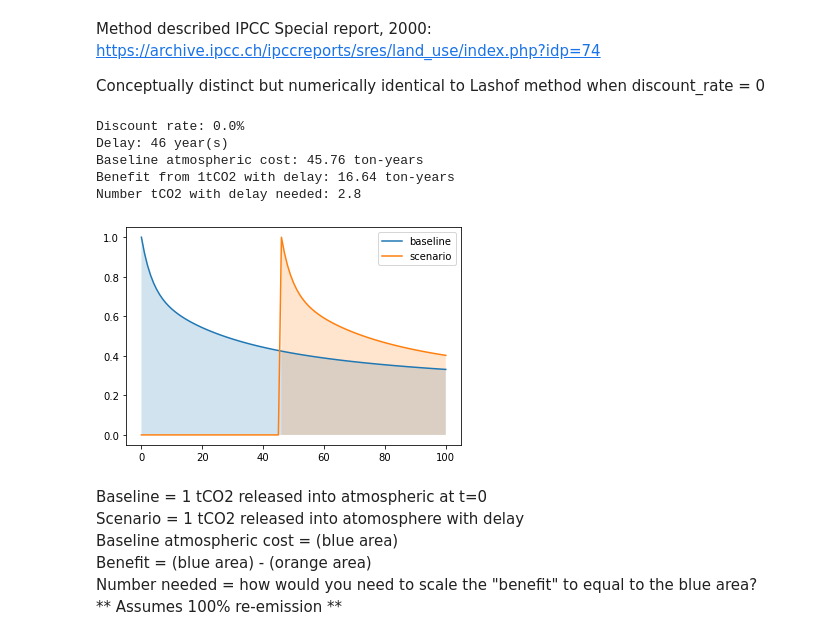
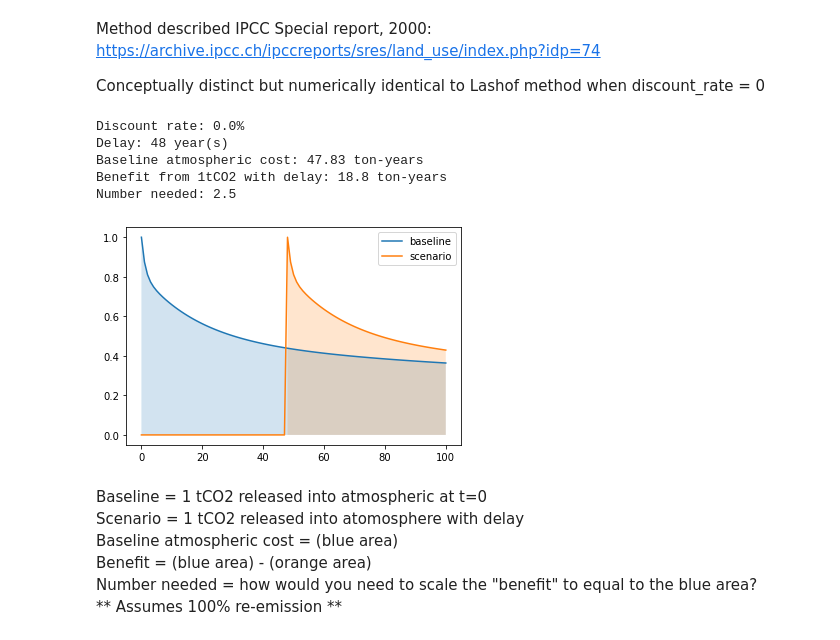
Before and after one commit to carbonplan/notebooks, a Jupyter notebook: ton-year/ton-year.ipynb, the cells around one changed output. Drawn from its saved outputs; the diff is of its cells as text; code cells hidden in the pictures.

```diff
--- a/ton-year/ton-year.ipynb
+++ b/ton-year/ton-year.ipynb
@@ -104,18 +108,26 @@ def print_benefit_report(method_output, plot):
 # %% [markdown]
 And a function implementing the three ton-year accounting set-ups:
 # %%
-def get_tonyear_setup(method, time_horizon, baseline, delay, discount_rate):
+def get_tonyear_setup(method, baseline, time_horizon, delay, discount_rate):
+
+    if delay < 0:
+        raise ValueError('Delay cannot be negative.')
+    if time_horizon <= 0:
+        raise ValueError('Time horizon must be greater than zero.')
+    if len(baseline) < time_horizon:
+        raise ValueError('Method cannot analyze over a time horizon that is longer than the baseline scenario (i.e. the length of the baseline array).')
+    if method not in ['mc', 'ipcc', 'lashof']:
+        raise ValueError('No ton-year accounting method called \'' + method + '\'. Options include: Moura-Costa (\'mc\'), Lashof (\'lashof\'), and IPCC (\'ipcc\').')
+
     baseline = baseline[0:time_horizon+1]
     baseline_discounted = discount(discount_rate, baseline)
     baseline_atm_impact = np.trapz(baseline_discounted)
 
     if method == 'mc':
-        t = np.arange(time_horizon+1)
         scenario = [-1]*(delay+1) + [0]*(time_horizon-delay)
         scenario = discount(discount_rate, scenario)
         benefit = -np.trapz(scenario[:delay+1])
     elif method == 'ipcc':
-        t = np.arange(time_horizon+1)
         scenario = [0]*delay + baseline
         scenario = scenario[0:time_horizon+1]
         if time_horizon < delay:
@@ -123,23 +135,21 @@ def get_tonyear_setup(method, time_horizon, baseline, delay, discount_rate):
         scenario = discount(discount_rate, scenario)
         benefit = baseline_atm_impact - np.trapz(scenario[delay:])
     elif method == 'lashof':
-        t = np.arange(time_horizon + delay + 1)
         scenario = [0]* delay + baseline
         scenario = discount(discount_rate, scenario)
         benefit = np.trapz(scenario[time_horizon:])
-    else:
-        print('No method by that name.')
-        return None
+        if time_horizon < delay:
+            benefit = np.trapz(scenario[delay:])
 
-    return {'method': method,
-            't': t,
-            'delay': delay,
-            'discount_rate': discount_rate,
+    return {'parameters': {'method': method,
+                           'time_horizon': time_horizon,
+                           'delay': delay,
+                           'discount_rate': discount_rate},
+            'baseline': baseline_discounted,
             'scenario': scenario,
-            'baseline': baseline_discounted,
             'baseline_atm_impact': baseline_atm_impact,
             'benefit': benefit,
-            'num_needed': baseline_atm_impact/benefit}
+            'num_for_equivalence': baseline_atm_impact/benefit}
 # %% [markdown]
 ### Moura-Costa method
 # %% [markdown]
@@ -179,21 +190,23 @@ Method described IPCC Special report, 2000: https://archive.ipcc.ch/ipccreports/
 Conceptually distinct but numerically identical to Lashof method when discount_rate = 0
 # %%
 time_horizon = 100
-delay = 46
-baseline = ipcc_2000
+delay = 48
+baseline = ipcc_2007
 discount_rate = 0.0
 
-i = get_tonyear_setup('ipcc', time_horizon, baseline, delay, discount_rate)
+i = get_tonyear_setup('ipcc', baseline, time_horizon, delay, discount_rate)
 print_benefit_report(i, plot=True)
-plot = plt.fill_between(i['t'], i['baseline'], alpha=0.2)
-plot = plt.fill_between(i['t'], i['scenario'], where=(i['t']>=i['delay']), alpha=0.2)
+
+t = np.arange(i['parameters']['time_horizon'] + 1)
+plot = plt.fill_between(t, i['baseline'], alpha=0.2)
+plot = plt.fill_between(t, i['scenario'], where=(t>=i['parameters']['delay']), alpha=0.2)
 # %% [output]
 Discount rate: 0.0%
-Delay: 46 year(s)
-Baseline atmospheric cost: 45.76 ton-years
-Benefit from 1tCO2 with delay: 16.64 ton-years
-Number tCO2 with delay needed: 2.8
+Delay: 48 year(s)
+Baseline atmospheric cost: 47.83 ton-years
+Benefit from 1tCO2 with delay: 18.8 ton-years
+Number needed: 2.5
-[figure, old version]
+[figure, new version]
 # %% [markdown]
 Baseline = 1 tCO2 released into atmospheric at t=0 <br/>
 Scenario = 1 tCO2 released into atomosphere with delay <br/>
```
Also changed, not shown: parts of 13 cells of this notebook, 1 other file.
